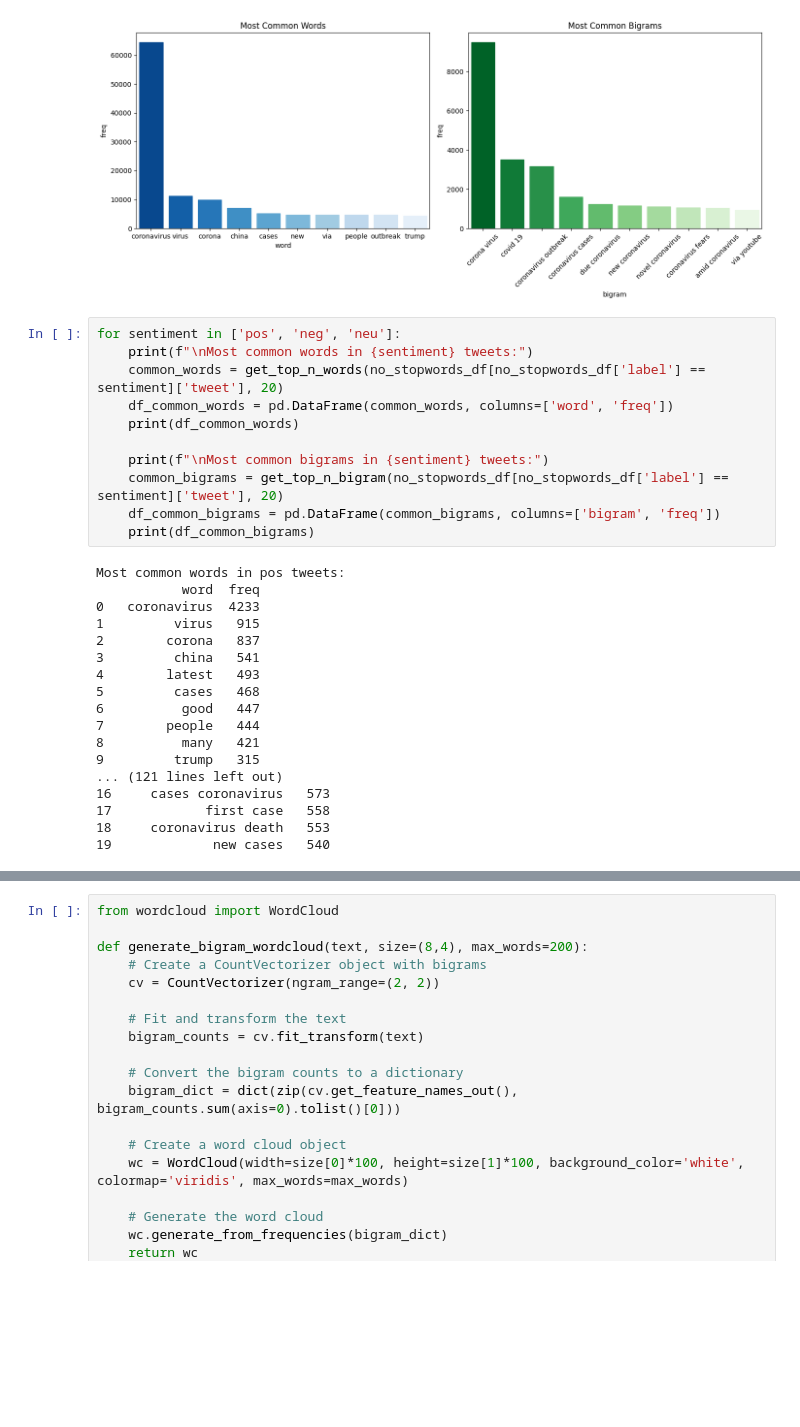
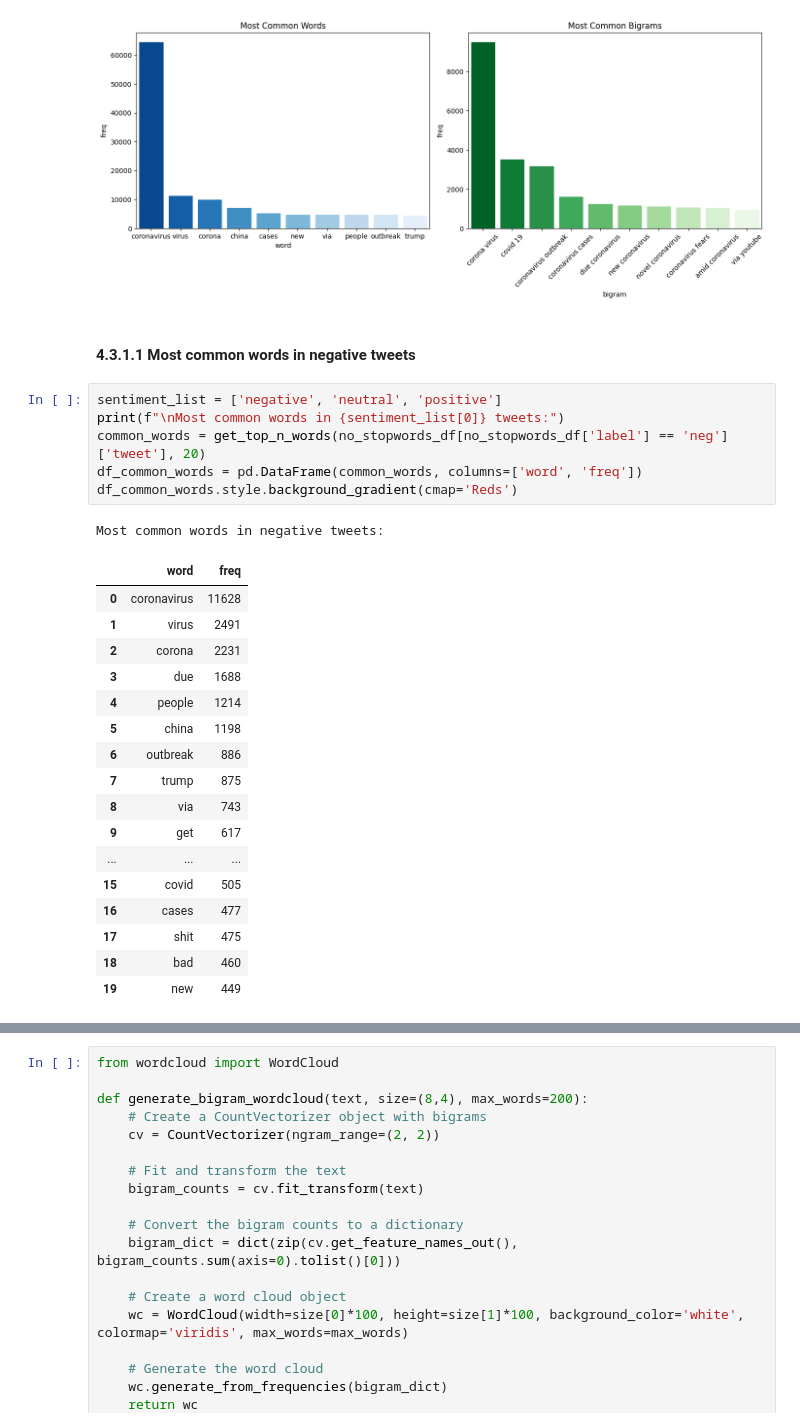
Before and after one commit to Lexian-6/Sentiment-Analysis-towards-COVID-19-on-Twitter, a Jupyter notebook: COVIDSenti_Analysis.ipynb, the cells around one changed output, grey strips where cells are left out. Cells and saved outputs as stored; diff of their text form; blank space fills up the shorter version.

```diff
--- a/COVIDSenti_Analysis.ipynb
+++ b/COVIDSenti_Analysis.ipynb
@@ -561,32 +561,30 @@ plt.tight_layout()
 plt.show()
 # %% [output]
 [figure]
+# %% [markdown]
+#### 4.3.1.1 Most common words in negative tweets
 # %%
-for sentiment in ['pos', 'neg', 'neu']:
-    print(f"\nMost common words in {sentiment} tweets:")
-    common_words = get_top_n_words(no_stopwords_df[no_stopwords_df['label'] == sentiment]['tweet'], 20)
-    df_common_words = pd.DataFrame(common_words, columns=['word', 'freq'])
-    print(df_common_words)
-
-    print(f"\nMost common bigrams in {sentiment} tweets:")
-    common_bigrams = get_top_n_bigram(no_stopwords_df[no_stopwords_df['label'] == sentiment]['tweet'], 20)
-    df_common_bigrams = pd.DataFrame(common_bigrams, columns=['bigram', 'freq'])
-    print(df_common_bigrams)
+sentiment_list = ['negative', 'neutral', 'positive']
+print(f"\nMost common words in {sentiment_list[0]} tweets:")
+common_words = get_top_n_words(no_stopwords_df[no_stopwords_df['label'] == 'neg']['tweet'], 20)
+df_common_words = pd.DataFrame(common_words, columns=['word', 'freq'])
+df_common_words.style.background_gradient(cmap='Reds')
 # %% [output]
-Most common words in pos tweets:
-           word  freq
-0   coronavirus  4233
-1         virus   915
-2        corona   837
-3         china   541
-4        latest   493
-5         cases   468
-6          good   447
-7        people   444
-8          many   421
-9         trump   315
-... (121 lines left out)
-16     cases coronavirus   573
-17            first case   558
-18     coronavirus death   553
-19             new cases   540
+Most common words in negative tweets:
+|  | word | freq |
+| 0 | coronavirus | 11628 |
+| 1 | virus | 2491 |
+| 2 | corona | 2231 |
+| 3 | due | 1688 |
+| 4 | people | 1214 |
+| 5 | china | 1198 |
+| 6 | outbreak | 886 |
+| 7 | trump | 875 |
+| 8 | via | 743 |
+| 9 | get | 617 |
+| ... | ... | ... |
+| 15 | covid | 505 |
+| 16 | cases | 477 |
+| 17 | shit | 475 |
+| 18 | bad | 460 |
+| 19 | new | 449 |
```
Also changed, not shown: parts of 11 cells of this notebook.
